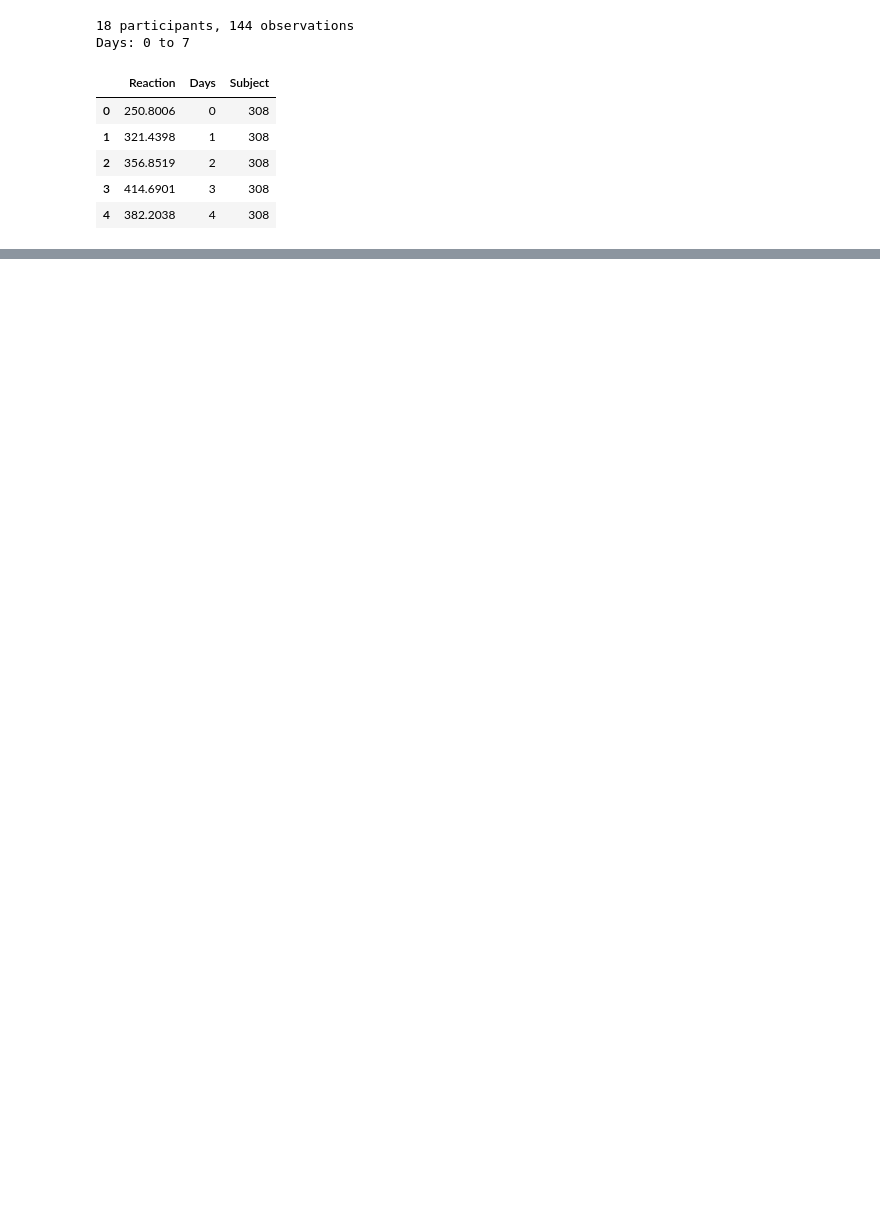
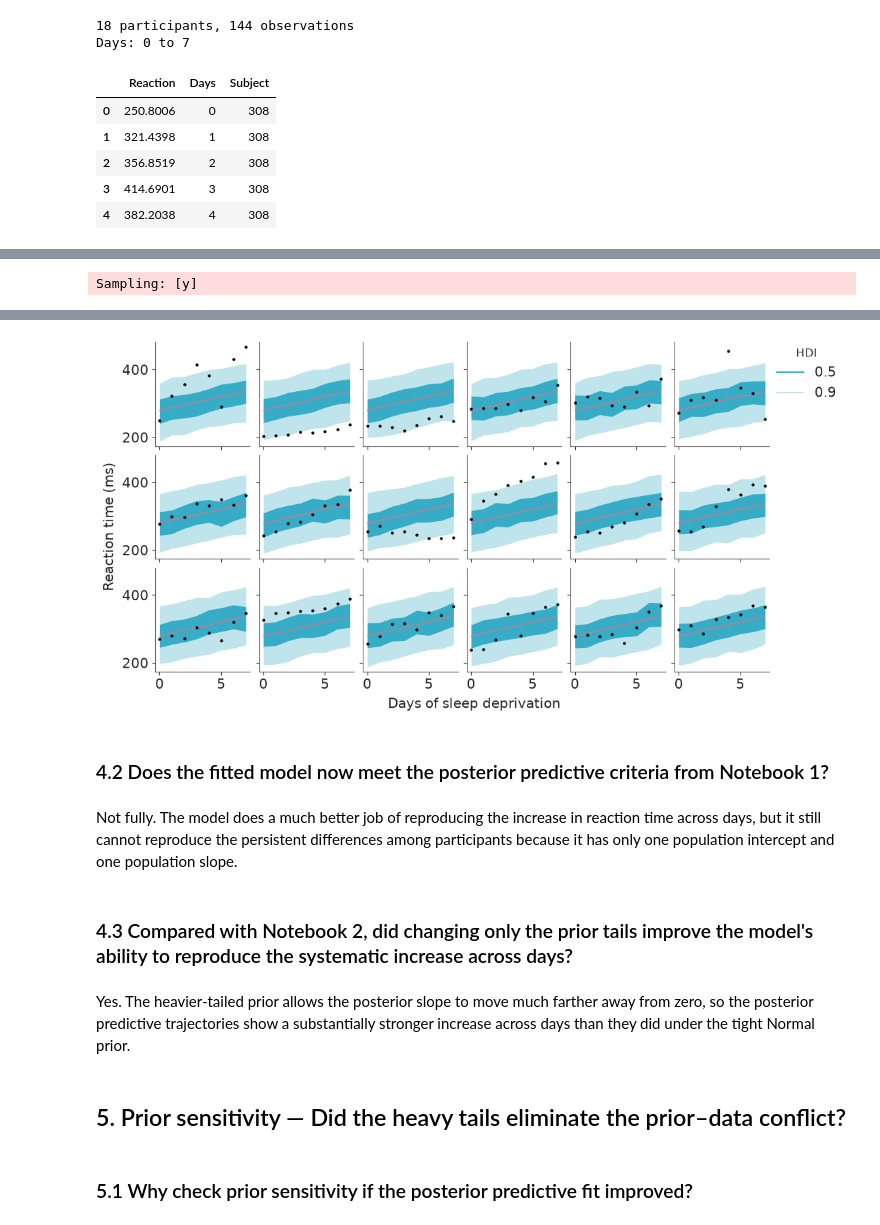
Before and after one commit to opherdonchin/BayesShortCourse, a Jupyter notebook: sleep/solved/03_heavy_tailed_slope_prior.ipynb, the cells around one changed output, grey strips where cells are left out. Drawn from its saved outputs; the diff is of its cells as text; code cells hidden in the pictures; blank space fills up the shorter version.

```diff
--- a/sleep/solved/03_heavy_tailed_slope_prior.ipynb
+++ b/sleep/solved/03_heavy_tailed_slope_prior.ipynb
@@ -313,0 +294,13 @@ Changing a prior family does not address the main structural defect: participant
+# %%
+with model:
+    pm.sample_posterior_predictive(
+        idata,
+        var_names=["y"],
+        extend_inferencedata=True,
+        random_seed=RANDOM_SEED,
+    )
+
+plot_participants(idata, "posterior_predictive", "y")
+plt.show()
+# %% [output]
+Sampling: [y]
@@ -313,0 +309,13 @@ Changing a prior family does not address the main structural defect: participant
+[figure, added]
+# %% [markdown]
+### 4.2 Does the fitted model now meet the posterior predictive criteria from Notebook 1?
+# %% [markdown]
+Not fully. The model does a much better job of reproducing the increase in reaction time across days, but it still cannot reproduce the persistent differences among participants because it has only one population intercept and one population slope.
+# %% [markdown]
+### 4.3 Compared with Notebook 2, did changing only the prior tails improve the model's ability to reproduce the systematic increase across days?
+# %% [markdown]
+Yes. The heavier-tailed prior allows the posterior slope to move much farther away from zero, so the posterior predictive trajectories show a substantially stronger increase across days than they did under the tight Normal prior.
+# %% [markdown]
+## 5. Prior sensitivity — Did the heavy tails eliminate the prior–data conflict?
+# %% [markdown]
+### 5.1 Why check prior sensitivity if the posterior predictive fit improved?
```
Also changed, not shown: parts of 71 cells of this notebook, 1 other file.
